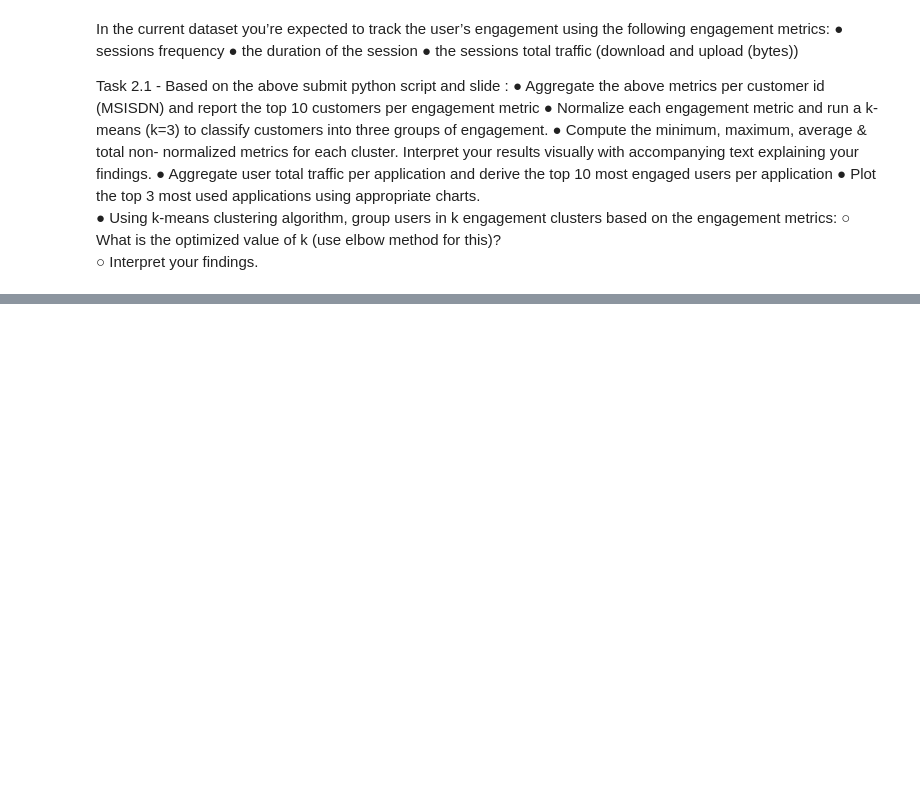
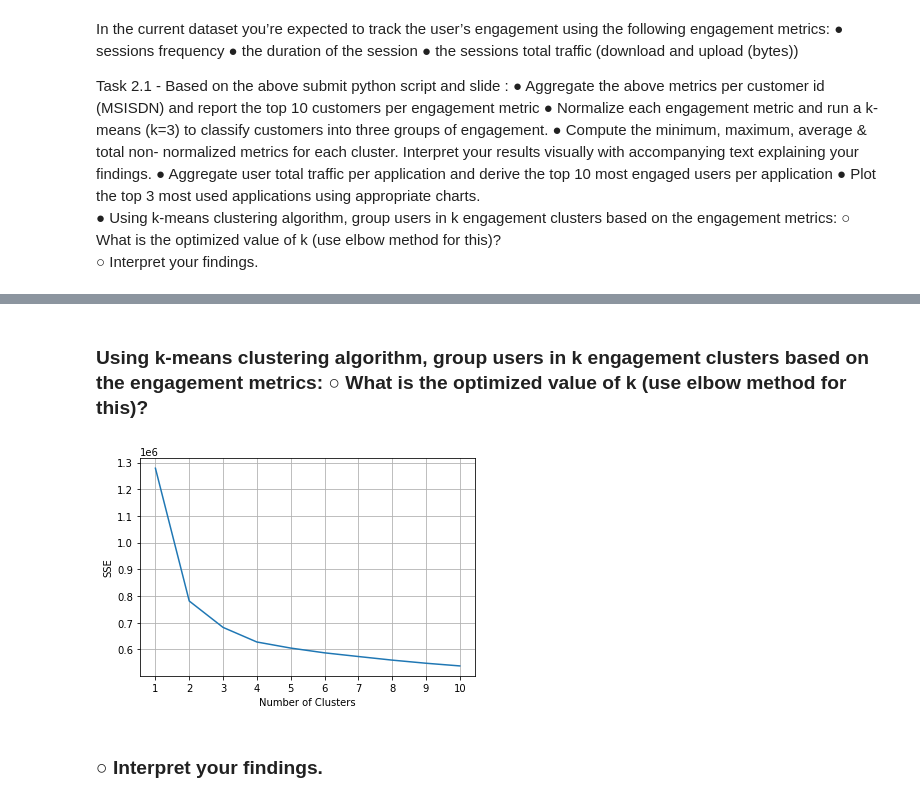
Before and after one commit to JimohAR/it_core_project1, a Jupyter notebook: src/notebooks/task2.ipynb, the cells around one changed output, grey strips where cells are left out. Drawn from its saved outputs; the diff is of its cells as text; code cells hidden in the pictures; blank space fills up the shorter version.

```diff
--- a/src/notebooks/task2.ipynb
+++ b/src/notebooks/task2.ipynb
@@ -43,0 +101,6 @@ top10_users_with_high_data_usage = (engagement["tot data usage (MBs)"]
+# %%
+agg_scaled = pd.DataFrame(scaler.fit_transform(resolve_outlier(aggregates)), columns= aggregates.columns)
+# %%
+kmeans = KMeans(n_clusters=3, random_state=0)
+# %%
+kmeans.fit(agg_scaled)
@@ -57,0 +233,28 @@ top10_users_with_high_data_usage = (engagement["tot data usage (MBs)"]
+# %% [markdown]
+### Using k-means clustering algorithm, group users in k engagement clusters based on the engagement metrics: ○ What is the optimized value of k (use elbow method for this)?
+# %%
+kmeans_kwargs = {
+        "init": "random",
+        "n_init": 10,
+        "max_iter": 300,
+        "random_state": 42,
+    }
+
+# A list holds the SSE values for each k
+sse = []
+for k in range(1, 11):
+    kmeans = KMeans(n_clusters=k, **kmeans_kwargs)
+    kmeans.fit(agg_scaled)
+    sse.append(kmeans.inertia_)
+# %%
+# plt.style.use("fivethirtyeight")
+plt.plot(range(1, 11), sse)
+plt.xticks(range(1, 11))
+plt.xlabel("Number of Clusters")
+plt.ylabel("SSE")
+plt.grid(True)
+#plt.show()
+# %% [output]
+[figure, added]
+# %% [markdown]
+### ○ Interpret your findings.
```
Also changed, not shown: parts of 29 cells of this notebook, 6 other files.
